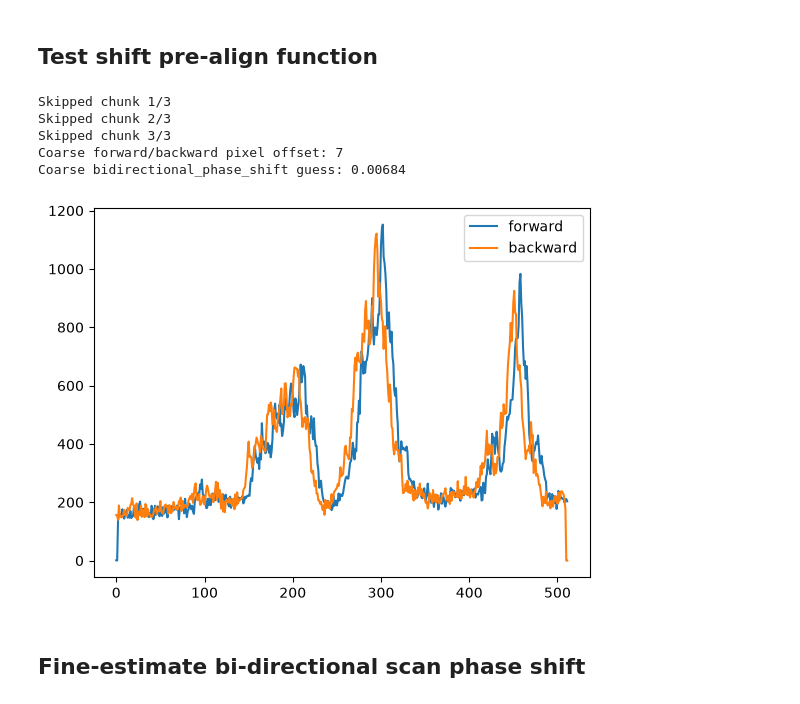
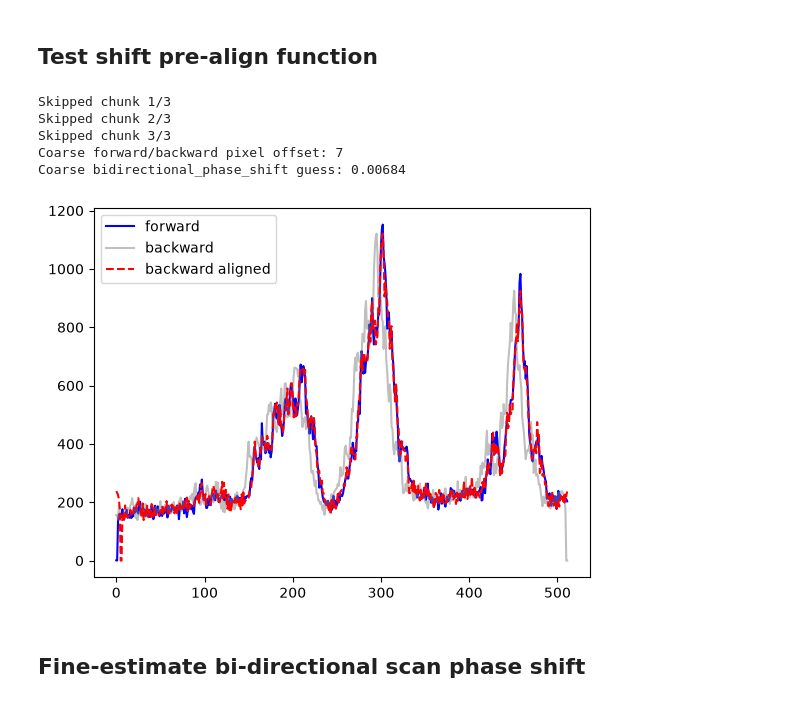
Before and after one commit to panekdal/tttrkit, a Jupyter notebook: examples/src/examples/image_reconstruction_bi-directional_scan.ipynb, the cells around one changed output. Drawn from its saved outputs; the diff is of its cells as text; code cells hidden in the pictures.

Commit message:
Minor fix in bidirectional shift

```diff
--- a/examples/src/examples/image_reconstruction_bi-directional_scan.ipynb
+++ b/examples/src/examples/image_reconstruction_bi-directional_scan.ipynb
@@ -81,32 +84,34 @@ HBox(children=(VBox(children=(VBox(children=(HBox(children=(VBox(children=(Image
 ## Test shift pre-align function
 # %%
 from tttrkit.ptuio.utils import estimate_bidirectional_prealign
-
 
 chunks_to_skip = 3
 
 ds = estimate_bidirectional_prealign(
     reader,
     cfg,
     chunk_length=500_000,
     skip_chunks=chunks_to_skip,
     )
 
+backward_shifted = np.roll(ds.backward.values,ds.pixel_shift)
+
 import matplotlib.pyplot as plt
 _,ax = plt.subplots()
 
-ax.plot(ds.forward.values,label = 'forward')
-ax.plot(ds.backward.values,label='backward')
+ax.plot(ds.forward.values,label = 'forward',color='blue')
+ax.plot(ds.backward.values,label='backward',color='gray',alpha=.5)
+ax.plot(backward_shifted,label='backward aligned',color='red',linestyle='--')
 ax.legend()
 
 plt.show()
 # %% [output]
 Skipped chunk 1/3
 Skipped chunk 2/3
 Skipped chunk 3/3
 Coarse forward/backward pixel offset: 7
 Coarse bidirectional_phase_shift guess: 0.00684
-[figure, old version]
+[figure, new version]
 # %% [markdown]
 ## Fine-estimate bi-directional scan phase shift
 # %%
```
Also changed, not shown: parts of 5 cells of this notebook, 1 other file.
